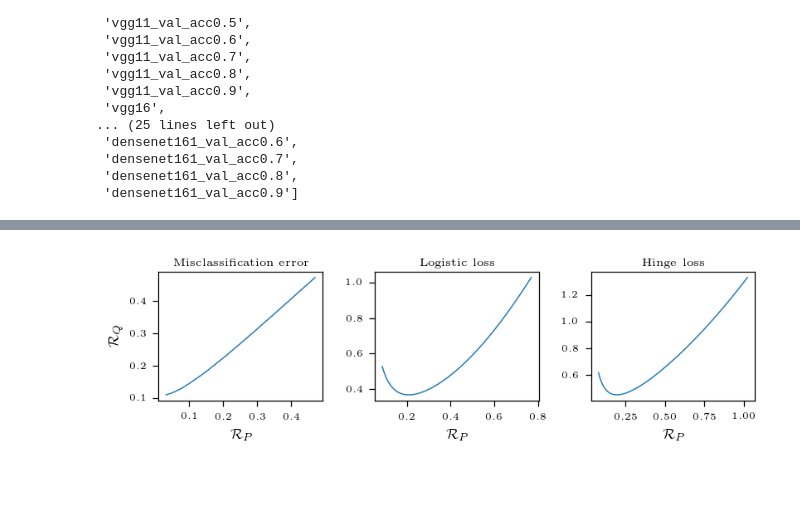
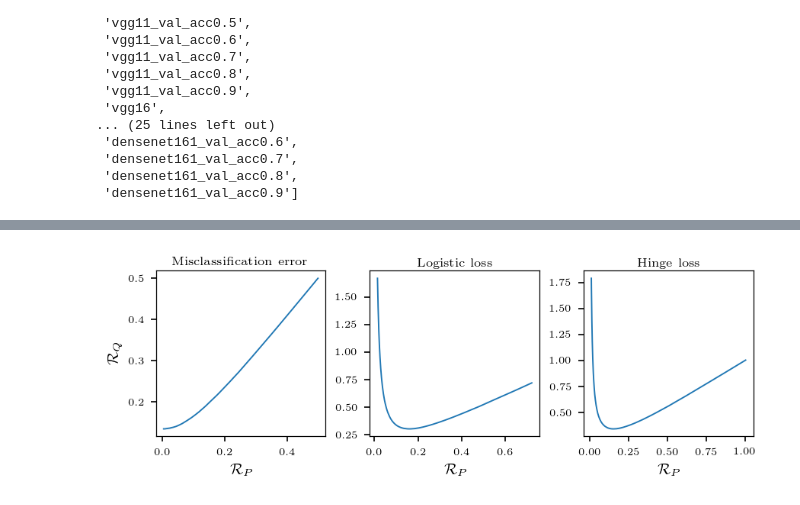
Before and after one commit to MLI-lab/monotonic_risk_relationships, a Jupyter notebook: asymptotic_results/classification_theory.ipynb, the cells around one changed output, grey strips where cells are left out. Cells and saved outputs as stored; diff of their text form; code cells hidden in the pictures.

```diff
--- a/asymptotic_results/classification_theory.ipynb
+++ b/asymptotic_results/classification_theory.ipynb
@@ -199,8 +199,8 @@ def fit_curve(acc_P, acc_Q):
     risk_P = 1 - np.asarray(acc_P)
     risk_Q = 1 - np.asarray(acc_Q)
 
-    def mse(kQ_kR, sigma, min_bias=False):
-        R_Q = get_R_Q(kQ_kR, sigma)
+    def mse(mu, kappa_gamma, min_bias=False):
+        R_Q = get_R_Q(mu, kappa_gamma)
         fit_risk_Q = np.interp(risk_P, R_P, R_Q)
         if min_bias:
             weight_factor = np.exp(-30 * (risk_P - np.argmin(risk_P)))
@@ -209,23 +209,23 @@ def fit_curve(acc_P, acc_Q):
         else:
             return np.mean((risk_Q - fit_risk_Q) ** 2)
 
-    kQ_kR, sigma = 1, 1
+    mu, kappa_gamma = 1, 1
 
     for t in range(2):
-        res = minimize(lambda x: mse(x, sigma, True), kQ_kR, bounds=[(1e-6, None)])
-        kQ_kR = res.x[0]
-        res = minimize(lambda x: mse(kQ_kR, x), kQ_kR, bounds=[(1e-6, None)])
-        sigma = res.x[0]
+        res = minimize(lambda x: mse(x, kappa_gamma, True), mu, bounds=[(1e-6, None)])
+        mu = res.x[0]
+        res = minimize(lambda x: mse(mu, x), mu, bounds=[(1e-6, None)])
+        kappa_gamma = res.x[0]
 
-    return kQ_kR, sigma
+    return mu, kappa_gamma
 # %%
 fit_params = {}
 
 for name in tqdm(model_sequences):
     if name in fit_params:
         continue
-    kQ_kR, sigma = fit_curve(*get_sequence_accuracies(name))
-    fit_params[name] = kQ_kR, sigma
+    mu, kappa_gamma = fit_curve(*get_sequence_accuracies(name))
+    fit_params[name] = mu, kappa_gamma
 
 fit_params
 # %% [output]
@@ -365,49 +365,76 @@ def log_loss(z1, z2):
 def hinge_loss(z1, z2):
     return np.mean(np.maximum(1 - np.sign(z1) * z2, 0))
 # %%
-n = 10 ** 5
+sigma_beta = 1
+gamma = 1
+kappa = 1
+rP = 0.9
+mu = 1.2
 
-rho = 5
-sigma_beta = 1
-kappa_Q = 0.1
-kappa_R = 0.8
-varsigma = 1
-kappa_P = 1 - kappa_Q - kappa_R
-sigma_E = 1
+n = 10 ** 6
+b = 1
+c = 1
 
-theta = np.sqrt(rho * kappa_R / (kappa_R + kappa_P))
-sigma_Z = np.sqrt(kappa_R + kappa_P) * sigma_beta
-sigma_W = np.sqrt(rho * kappa_Q) * sigma_beta
-alphas = np.logspace(-1, 1, 200)
+OmegaP = rP * sigma_beta ** 2
+GammaP = rP * sigma_beta ** 2 / (1 + b)
+LambdaP = rP * sigma_beta ** 2 / (1 + b) ** 2
+ThetaP = rP / (1 + b) ** 2
 
-Z = np.random.randn(n) * sigma_Z
-E = np.random.randn(n) * sigma_E
-W = np.random.randn(n) * sigma_W
+OmegaQ = gamma * mu * OmegaP
+GammaQ = gamma * GammaP
+LambdaQ = gamma * LambdaP
+ThetaQ = kappa * ThetaP
+
+def get_covs(a):
+
+    CovP = np.asarray([
+        [OmegaP, a * GammaP],
+        [a * GammaP, a ** 2 * LambdaP + c * ThetaP]
+    ])
+
+    CovQ = np.asarray([
+        [OmegaQ, a * GammaQ],
+        [a * GammaQ, a ** 2 * LambdaQ + c * ThetaQ]
+    ])
+
+    return CovP, CovQ
+
+def sqrtm(A):
+    w, V = np.linalg.eigh(A)
+    return V @ (np.sqrt(w)[:, None] * V.T)
+
+W = np.random.randn(2, n)
+a_list = np.logspace(-3, 2, 200)
 
 losses = [zero_one_loss, log_loss, hinge_loss]
 loss_names = ['Misclassification error', 'Logistic loss', 'Hinge loss']
 
 plt.figure(dpi=150)
 
 for k, (ell, name) in enumerate(zip(losses, loss_names)):
 
     plt.subplot(1, len(losses), k + 1)
 
-    error_d1 = np.zeros(len(alphas))
-    error_d2 = np.zeros(len(alphas))
+    error_d1 = np.zeros(len(a_list))
+    error_d2 = np.zeros(len(a_list))
 
-    for i, alpha in enumerate(tqdm(alphas)):
-        error_d1[i] = ell(Z, alpha * Z + E)
-        error_d2[i] = ell(theta * Z + W, theta * (alpha * Z + varsigma * E))
+    for i, a in enumerate(tqdm(a_list)):
+        CovP, CovQ = get_covs(a)
+
+        Z_star, Z_hat = sqrtm(CovP) @ W
+        error_d1[i] = ell(Z_star, Z_hat)
+
+        Z_star, Z_hat = sqrtm(CovQ) @ W
+        error_d2[i] = ell(Z_star, Z_hat)
 
     plt.plot(error_d1, error_d2)
     plt.title(name)
     plt.xlabel('$\mathcal{R}_P$')
     if k == 0:
         plt.ylabel('$\mathcal{R}_Q$')
 
 plt.tight_layout()
 plt.savefig('logistic_hinge_losses.pdf', bbox_inches='tight')
 plt.show()
 # %% [output]
-[figure, old version]
+[figure, new version]
```
Also changed, not shown: parts of 4 cells of this notebook, 1 other file.
